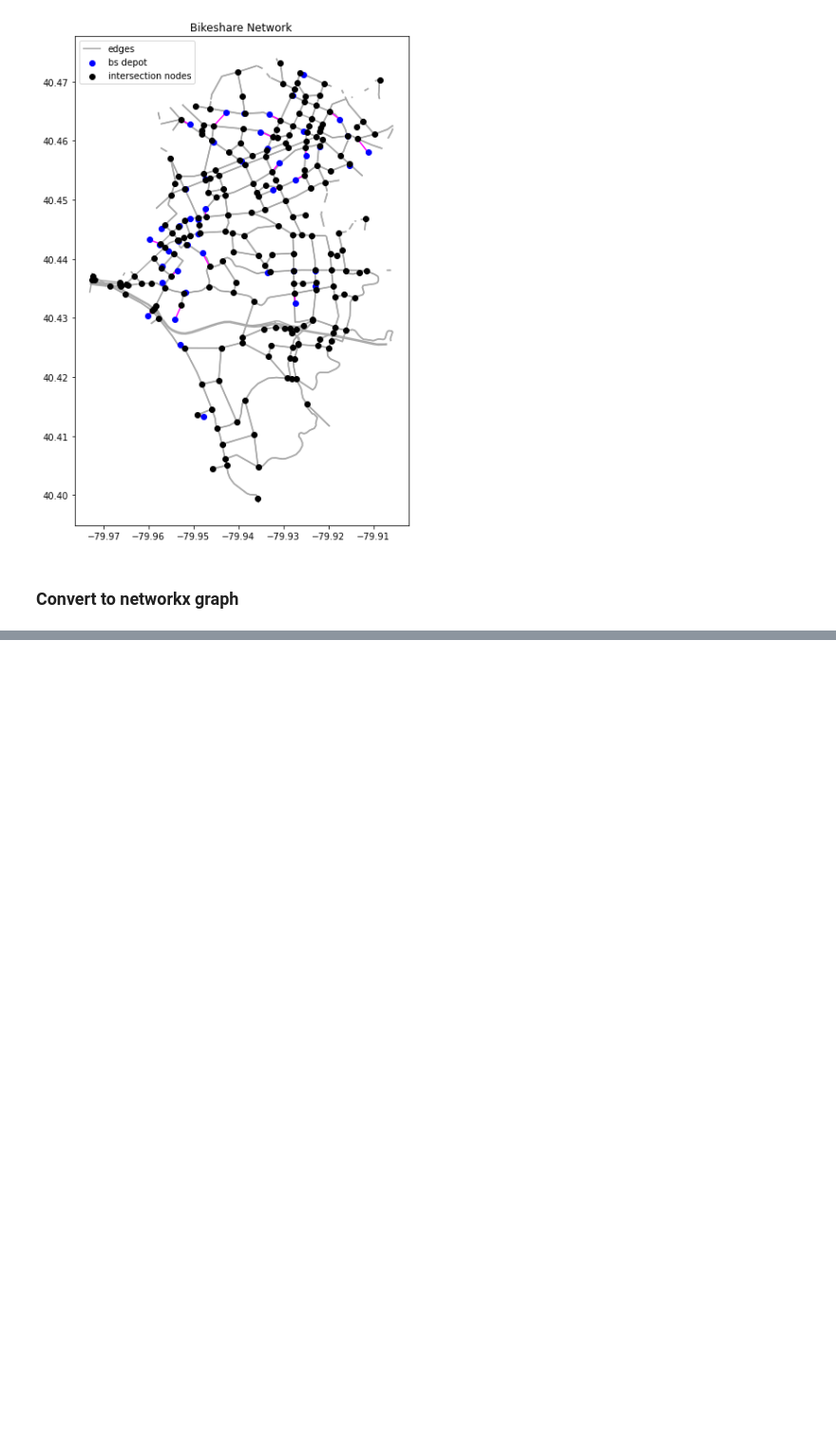
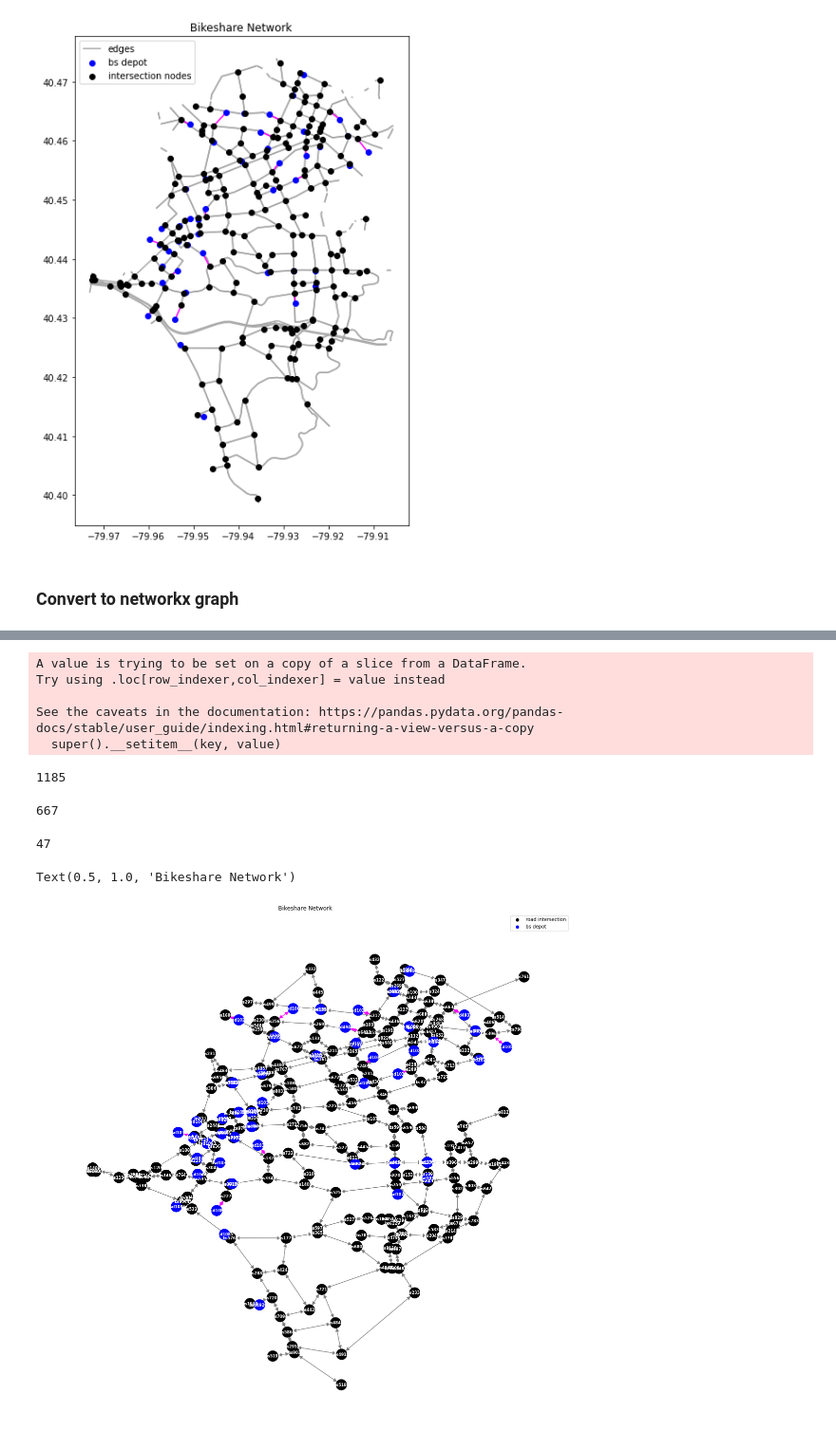
Before and after one commit to lgraff/Multimodal-Accessibility_notebooks, a Jupyter notebook: PGH_network.ipynb, the cells around one changed output, grey strips where cells are left out. Shown at 95% size. Cells and saved outputs as stored; diff of their text form; code cells hidden in the pictures; blank space fills up the shorter version.

Commit message:
completed conversion of  unimodal bikeshare network to networkx graph. included location of bikeshare depots as well as depot connection edges

```diff
--- a/PGH_network.ipynb
+++ b/PGH_network.ipynb
@@ -628,9 +627,0 @@ G_bs = relabel_nodes(G_bs, 'bs')
-# %%
-# add depot nodes with IDs
-bs_depots_clip.rename(columns={'Station #': 'ID'}, inplace=True)
-bs_depots_clip.head()
-G_bs_depots = to_nx_graph(bs_depots_clip)
-G_bs = relabel_nodes(G_bs, 'bsd')
-# merge the graphs
-
-# add the depot cnx edges
@@ -647,0 +630,4 @@ See the caveats in the documentation: https://pandas.pydata.org/pandas-docs/stab
+# %%
+bs_depots_clip.head(2)
+depot_list = list(zip(bs_depots_clip.ID, bs_depots_clip.nx_pos))
+depot_list[:5]
@@ -648,3 +643,44 @@ See the caveats in the documentation: https://pandas.pydata.org/pandas-docs/stab
+# %%
+# add depot nodes with IDs
+G_bs.add_nodes_from(depot_list)
+# %%
+# add depot nodes with IDs
+G_bs.add_nodes_from(depot_list)
+
+# add the depot cnx edges
+bs_depots_clip['nn_nodeID'] = bs_depots_clip.apply(lambda row: 'bs'+str(row['nn_ID']), axis=1)
+edges_out = list(zip(bs_depots_clip['ID'], bs_depots_clip['nn_nodeID']))
+edges_in = list(zip(bs_depots_clip['nn_nodeID'], bs_depots_clip['ID']))
+G_bs.add_edges_from(edges_out + edges_in)
+# %% [output]
+A value is trying to be set on a copy of a slice from a DataFrame.
+Try using .loc[row_indexer,col_indexer] = value instead
+
+See the caveats in the documentation: https://pandas.pydata.org/pandas-docs/stable/user_guide/indexing.html#returning-a-view-versus-a-copy
+  super().__setitem__(key, value)
+# %%
+# add link IDs
+prev_max_linkID = max(list(nx.get_edge_attributes(G_pv, 'link_ID').values()))
+prev_max_linkID
+#set_link_IDs(G_bs, prev_max_linkID)
+# %% [output]
+1185
+# %%
+G_bs.size()
+len(bs_depots_clip)
+G
+# %% [output]
+667
+47
+# %%
+node_color = ['blue' if n.startswith('bsd') else 'black' for n in G_bs.nodes]
+edge_color = ['magenta' if (e[0].startswith('bsd') or e[1].startswith('bsd')) else 'gray' for e in G_bs.edges]
+ax = draw_graph(G_bs, node_color, {'road intersection':'black', 'bs depot':'blue'}, edge_color)
+ax.set_title('Bikeshare Network')
+# TO DO: add legend for edge color. See small network jn for example
+# %% [output]
+Text(0.5, 1.0, 'Bikeshare Network')
+[figure, added]
 # %%
 # only include edges if the nodes they connect are also in the nodes of the graph
 G_bs_edges = prune_edges(G_bs, bike_edges_clip)
```
Also changed, not shown: parts of 10 cells of this notebook.
